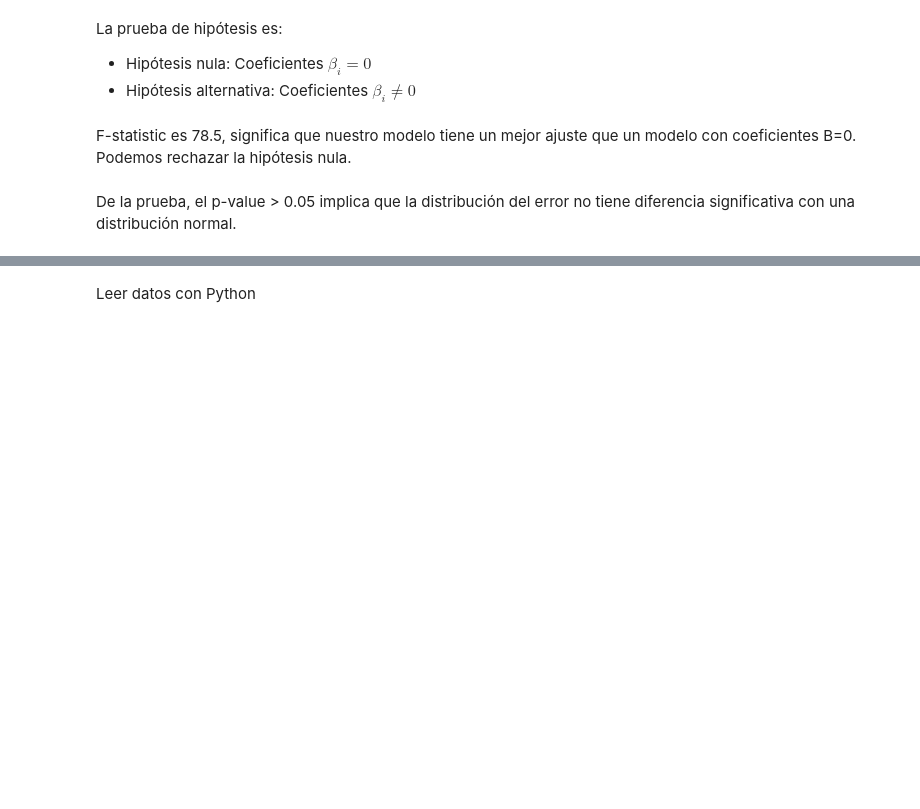
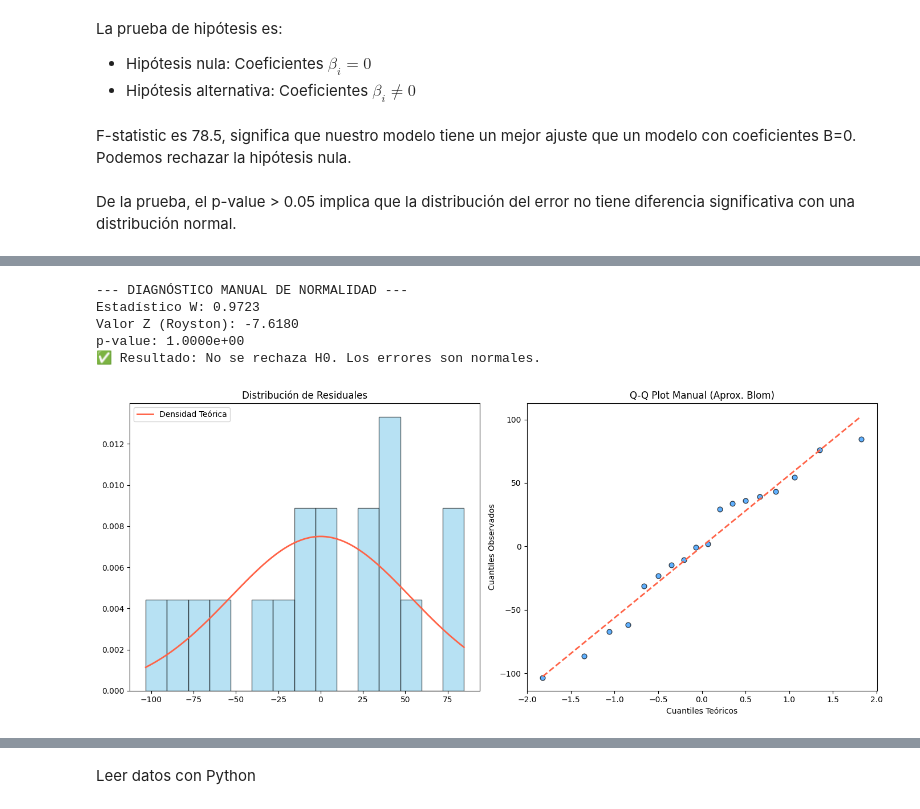
Before and after one commit to pikey-msc/AprendizMaquina, a Jupyter notebook: 2026-2/Regresión.ipynb, the cells around one changed output, grey strips where cells are left out. Saved outputs shown, nothing was run; the diff lists cells and outputs as text; code cells hidden in the pictures; blank space fills up the shorter version.

```diff
--- a/2026-2/Regresión.ipynb
+++ b/2026-2/Regresión.ipynb
@@ -421,0 +662,79 @@ Ahora se mostrará cómo comprobar los resultados de nuestro modelo
+# %%
+import numpy as np
+import matplotlib.pyplot as plt
+from scipy.stats import norm
+
+# 1. Preparación de los Residuales
+res = EI.flatten()
+res_sorted = np.sort(res)
+n = len(res_sorted)
+mean_res = np.mean(res_sorted)
+
+# --- 2. CÁLCULO MANUAL DEL ESTADÍSTICO W (SHAPIRO-WILK) ---
+# Cálculo de m (valores esperados de estadísticos de orden usando Blom)
+m = norm.ppf((np.arange(1, n + 1) - 0.375) / (n + 0.25))
+
+# Cálculo de los pesos a_i
+m_mag_sq = np.dot(m, m)
+weights = m / np.sqrt(m_mag_sq)
+
+# Estadístico W
+num = (np.dot(weights, res_sorted))**2
+den = np.sum((res_sorted - mean_res)**2)
+W_stat = num / den
+
+# --- 3. CÁLCULO DEL P-VALUE (Transformación de Royston) ---
+# Aproximación para n entre 4 y 2000
+y = np.log(1 - W_stat)
+m_n = np.log(n)
+
+# Constantes empíricas para normalizar W
+mu = -1.5861 + (1.0740 * m_n) - (0.403 * m_n**2) + (0.067 * m_n**3)
+u = np.log(m_n)
+sigma = np.exp(-1.5861 + (1.0740 * u) - (0.403 * u**2) + (0.067 * u**3))
+
+# Estadístico Z y p-value
+z_stat = (y - mu) / sigma
+p_value = norm.sf(z_stat) # Función de supervivencia (1 - CDF)
+
+print(f"--- DIAGNÓSTICO MANUAL DE NORMALIDAD ---")
+print(f"Estadístico W: {W_stat:.4f}")
+print(f"Valor Z (Royston): {z_stat:.4f}")
+print(f"p-value: {p_value:.4e}")
+
+if p_value > 0.05:
+    print("✅ Resultado: No se rechaza H0. Los errores son normales.")
+else:
+    print("❌ Resultado: Se rechaza H0. Los errores NO son normales.")
+
+# --- 4. CONSTRUCCIÓN MANUAL DE GRÁFICAS ---
+fig, (ax1, ax2) = plt.subplots(1, 2, figsize=(14, 6))
+
+# A. Histograma y Curva Normal
+mu_dist = mean_res
+sigma_dist = np.std(res_sorted)
+x_pdf = np.linspace(res_sorted.min(), res_sorted.max(), 100)
+y_pdf = (1 / (sigma_dist * np.sqrt(2 * np.pi))) * np.exp(-0.5 * ((x_pdf - mu_dist) / sigma_dist)**2)
+
+ax1.hist(res_sorted, bins=15, density=True, alpha=0.6, color='skyblue', edgecolor='black')
+ax1.plot(x_pdf, y_pdf, color='tomato', linewidth=2, label='Densidad Teórica')
+ax1.set_title('Distribución de Residuales')
+ax1.legend()
+
+# B. Q-Q Plot Manual
+ax2.scatter(m, res_sorted, color='dodgerblue', alpha=0.7, edgecolors='k', s=40)
+line_fit = np.polyfit(m, res_sorted, 1)
+ax2.plot(m, line_fit[0] * m + line_fit[1], color='tomato', linestyle='--', linewidth=2)
+ax2.set_title('Q-Q Plot Manual (Aprox. Blom)')
+ax2.set_xlabel('Cuantiles Teóricos')
+ax2.set_ylabel('Cuantiles Observados')
+
+plt.tight_layout()
+plt.show()
+# %% [output]
+--- DIAGNÓSTICO MANUAL DE NORMALIDAD ---
+Estadístico W: 0.9723
+Valor Z (Royston): -7.6180
+p-value: 1.0000e+00
+✅ Resultado: No se rechaza H0. Los errores son normales.
+[figure, added]
```
Also changed, not shown: parts of 50 cells of this notebook.
